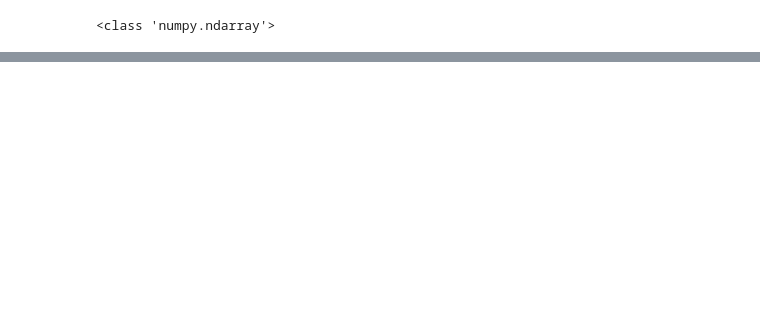
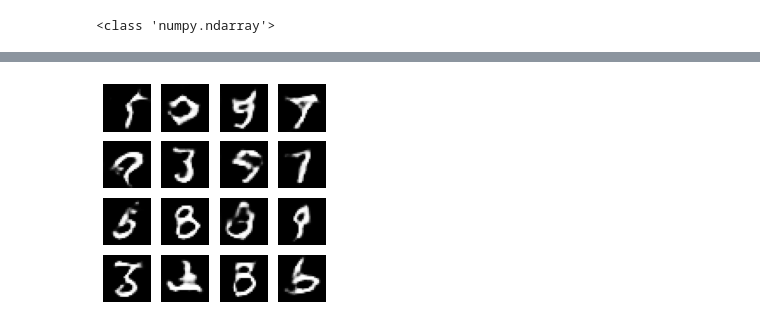
Before and after one commit to siddharth1712/DCGAN-Tensorflow, a Jupyter notebook: DCGAN.ipynb, the cells around one changed output, grey strips where cells are left out. Drawn from its saved outputs; the diff is of its cells as text; code cells hidden in the pictures; blank space fills up the shorter version.

```diff
--- a/DCGAN.ipynb
+++ b/DCGAN.ipynb
@@ -57,0 +79,2 @@ plt.imshow(generated_im[0,:,:,0],cmap="gray")
+# %%
+cross_entropy=tf.keras.losses.BinaryCrossentropy(from_logits=True)
@@ -57,0 +97,41 @@ plt.imshow(generated_im[0,:,:,0],cmap="gray")
+# %%
+EPOCHS=50
+noise_dim=100
+num_examples_to_generate=16
+
+seed=tf.random.normal([num_examples_to_generate,noise_dim])
+# %%
+@tf.function
+def train_step(images):
+    noise=tf.random.normal([BATCH_SIZE,noise_dim])
+
+    with tf.GradientTape() as gen_tape,tf.GradientTape() as disc_tape:
+        gen_images=gen(noise,training=True)
+
+        real_output=disc(images,training=True)
+        fake_output=disc(gen_images,training=True)
+
+        gen_loss=generator_loss(fake_output)
+        disc_loss=discriminator_loss(real_output,fake_output)
+    grads_gen=gen_tape.gradient(gen_loss,gen.trainable_variables)
+    grads_disc=disc_tape.gradient(disc_loss,disc.trainable_variables)
+
+    gen_optimizer.apply_gradients(zip(grads_gen,gen.trainable_variables))
+    disc_optimizer.apply_gradients(zip(grads_disc,disc.trainable_variables))
+# %%
+def train(dataset,epochs):
+    for epoch in range(epochs):
+        start=time.time()
+
+        for image_batch in dataset:
+            train_step(image_batch)
+        display.clear_output(wait=True)
+        generate_and_save_images(gen,epoch+1,seed)
+
+        if (epoch+1)%15 == 0:
+            checkpoint.save(file_prefix=checkpoint_prefix)
+
+        print("Time for epoch {} is {} sec".format(epoch+1,time.time()-start))
+
+    display.clear_output(wait=True)
+    generate_and_save_images(gen,epochs,seed)
@@ -57,0 +151,4 @@ plt.imshow(generated_im[0,:,:,0],cmap="gray")
+# %%
+train(train_dataset,EPOCHS)
+# %% [output]
+[figure, added]
```
Also changed, not shown: parts of 9 cells of this notebook, 57 other files.
